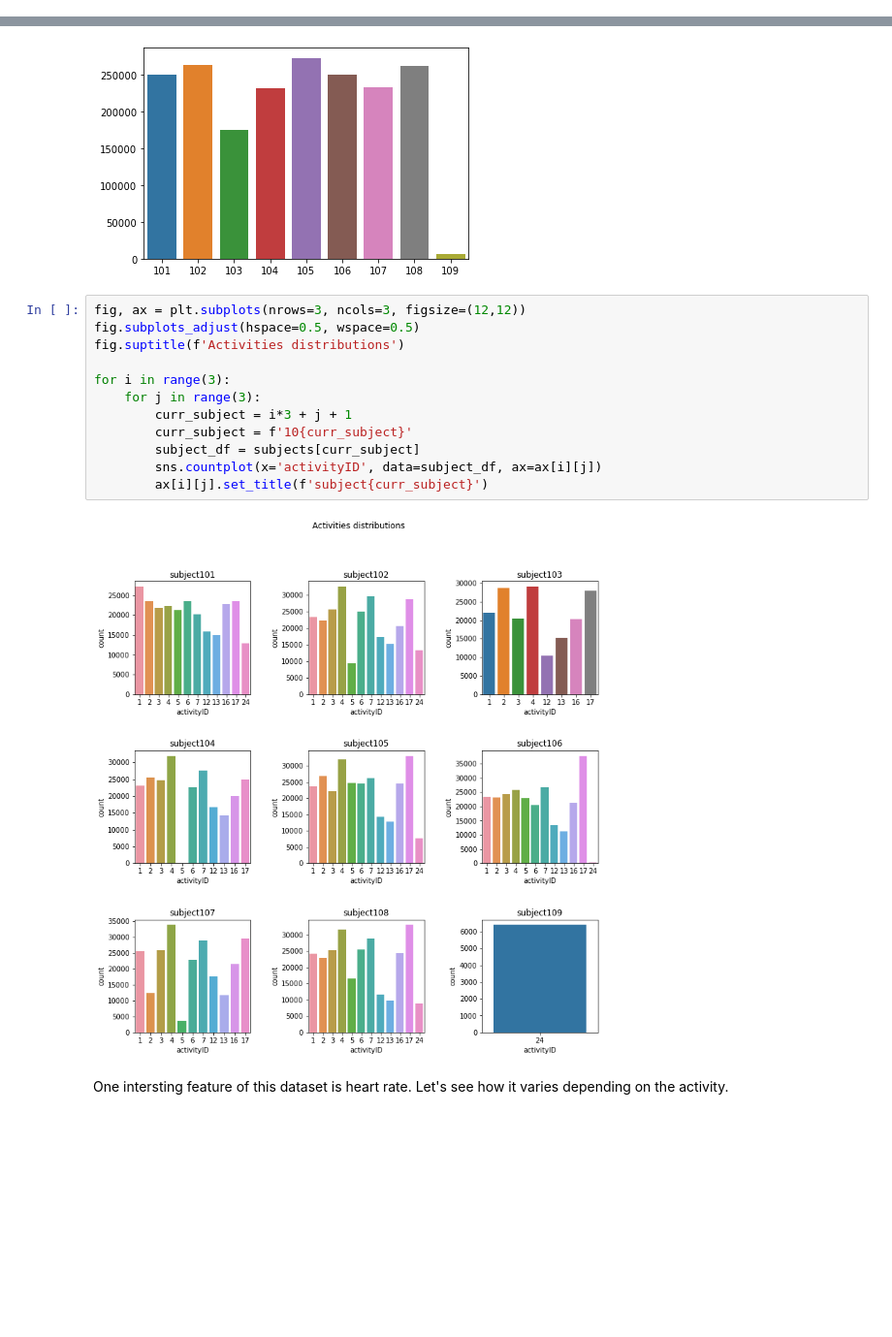
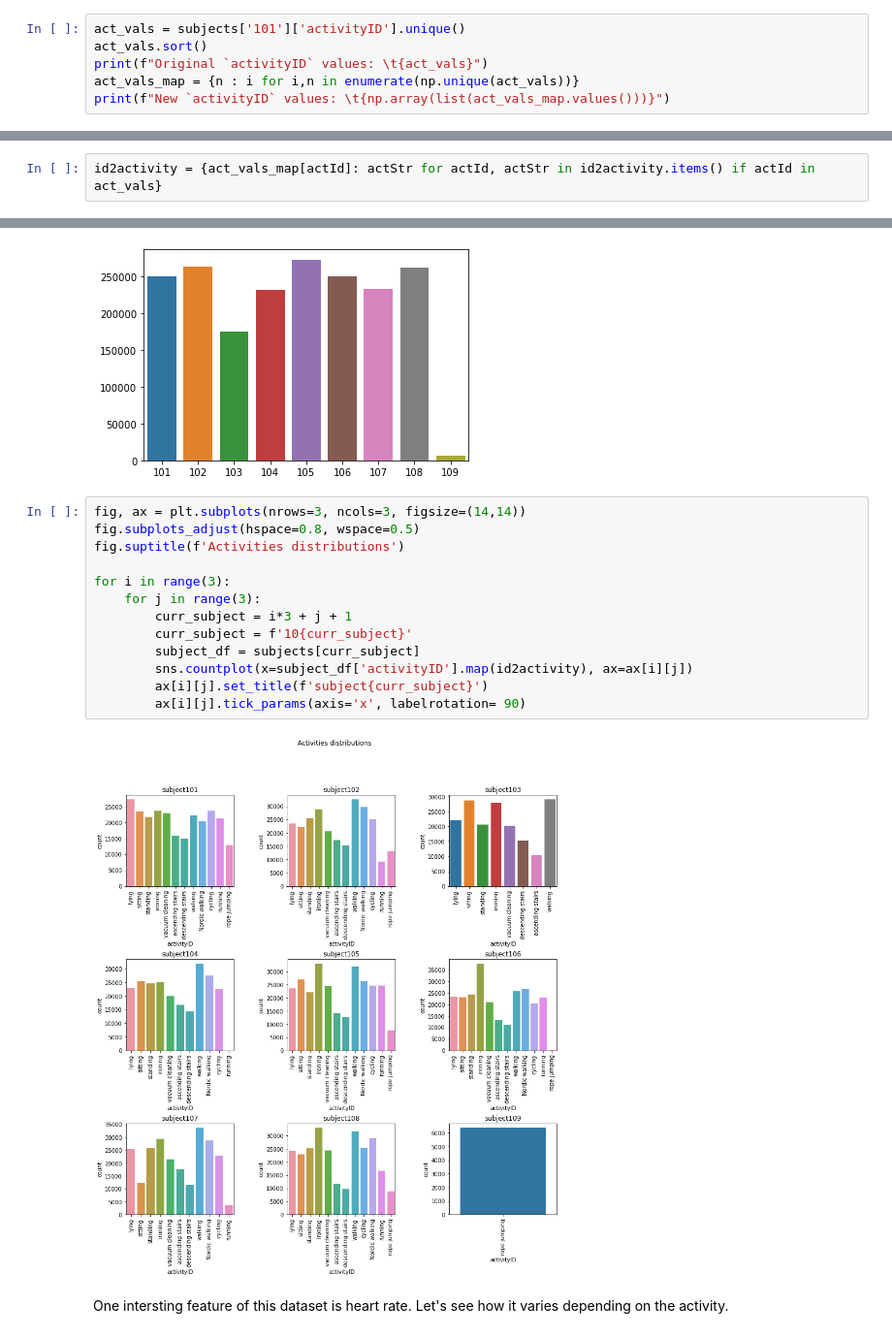
Before and after one commit to chendoy/time-series-pamap2-tf, a Jupyter notebook: workshop_ass2.ipynb, the cells around one changed output, grey strips where cells are left out. Shown: that part at 97% size. Drawn from its saved outputs; the diff is of its cells as text; blank space fills up the shorter version.

```diff
--- a/workshop_ass2.ipynb
+++ b/workshop_ass2.ipynb
@@ -106,0 +113,6 @@ subjects = impute(subjects)
+# %%
+act_vals = subjects['101']['activityID'].unique()
+act_vals.sort()
+print(f"Original `activityID` values: \t{act_vals}")
+act_vals_map = {n : i for i,n in enumerate(np.unique(act_vals))}
+print(f"New `activityID` values: \t{np.array(list(act_vals_map.values()))}")
@@ -106,0 +122,2 @@ subjects = impute(subjects)
+# %%
+id2activity = {act_vals_map[actId]: actStr for actId, actStr in id2activity.items() if actId in act_vals}
@@ -133,19 +155,20 @@ _ = sns.barplot(x=list(subjects.keys()), y=[subject.shape[0] for subject in subj
 # %% [output]
 [figure]
 # %%
-fig, ax = plt.subplots(nrows=3, ncols=3, figsize=(12,12))
-fig.subplots_adjust(hspace=0.5, wspace=0.5)
+fig, ax = plt.subplots(nrows=3, ncols=3, figsize=(14,14))
+fig.subplots_adjust(hspace=0.8, wspace=0.5)
 fig.suptitle(f'Activities distributions')
 
 for i in range(3):
     for j in range(3):
         curr_subject = i*3 + j + 1
         curr_subject = f'10{curr_subject}'
         subject_df = subjects[curr_subject]
-        sns.countplot(x='activityID', data=subject_df, ax=ax[i][j])
+        sns.countplot(x=subject_df['activityID'].map(id2activity), ax=ax[i][j])
         ax[i][j].set_title(f'subject{curr_subject}')
+        ax[i][j].tick_params(axis='x', labelrotation= 90)
 # %% [output]
-[figure, old version]
+[figure, new version]
 # %% [markdown]
 One intersting feature of this dataset is heart rate. Let's see how it varies depending on the activity.
 # %%
```
Also changed, not shown: parts of 53 cells of this notebook.
